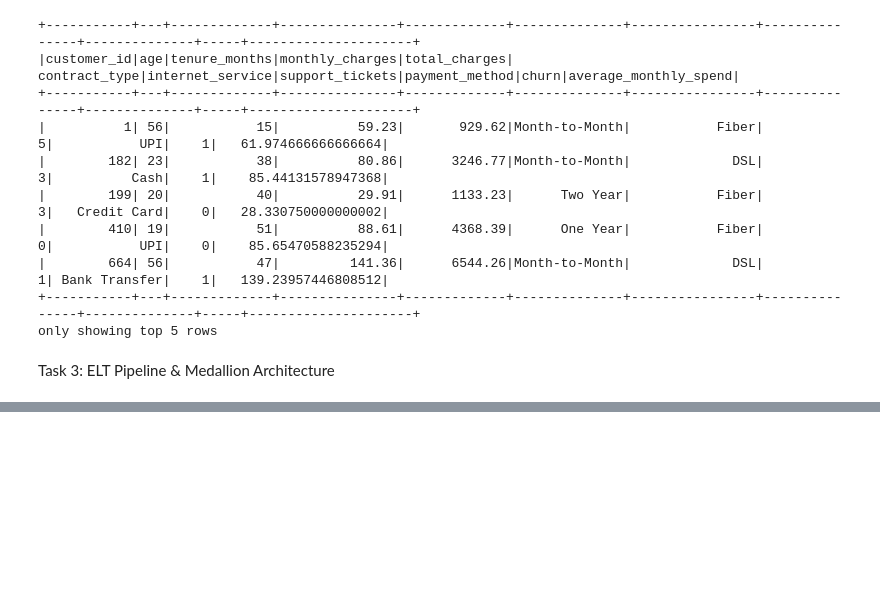
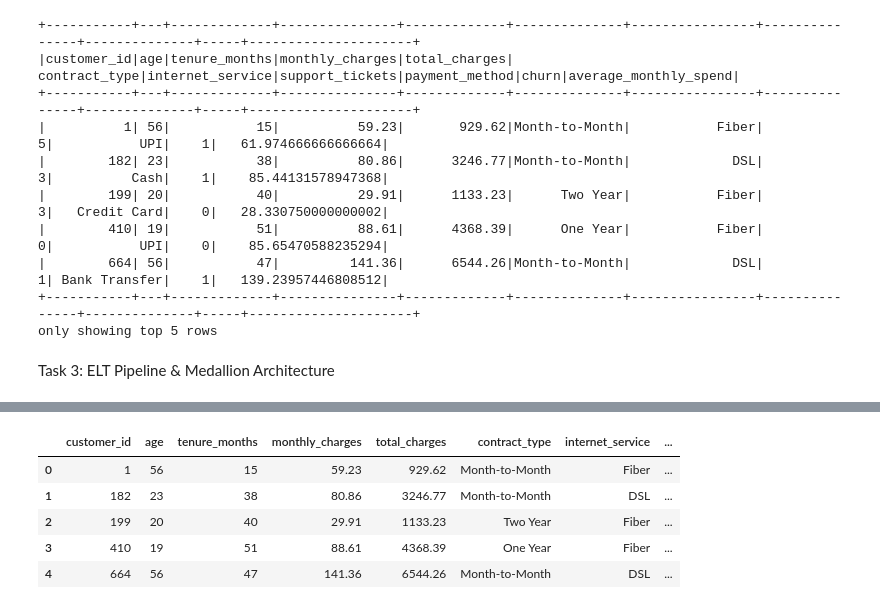
Before and after one commit to SakshiMaholiya123/Data_Engineering, a Jupyter notebook: pyspark/Pyspark_Openml_Project/notebook.ipynb, the cells around one changed output, grey strips where cells are left out. Cells and saved outputs as stored; diff of their text form; code cells hidden in the pictures; blank space fills up the shorter version.

```diff
--- a/pyspark/Pyspark_Openml_Project/notebook.ipynb
+++ b/pyspark/Pyspark_Openml_Project/notebook.ipynb
@@ -199,0 +335,11 @@ Task 3: ELT Pipeline & Medallion Architecture
+# %%
+#Groth Metric
+pandas_convert['growth_metric']=((pandas_convert['monthly_charges']-pandas_convert['monthly_charges'].mean())/pandas_convert['monthly_charges'].mean())*100
+pandas_convert.head()
+# %% [output]
+|  | customer_id | age | tenure_months | monthly_charges | total_charges | contract_type | internet_service | ... |
+| 0 | 1 | 56 | 15 | 59.23 | 929.62 | Month-to-Month | Fiber | ... |
+| 1 | 182 | 23 | 38 | 80.86 | 3246.77 | Month-to-Month | DSL | ... |
+| 2 | 199 | 20 | 40 | 29.91 | 1133.23 | Two Year | Fiber | ... |
+| 3 | 410 | 19 | 51 | 88.61 | 4368.39 | One Year | Fiber | ... |
+| 4 | 664 | 56 | 47 | 141.36 | 6544.26 | Month-to-Month | DSL | ... |
```
Also changed, not shown: parts of 43 cells of this notebook.
